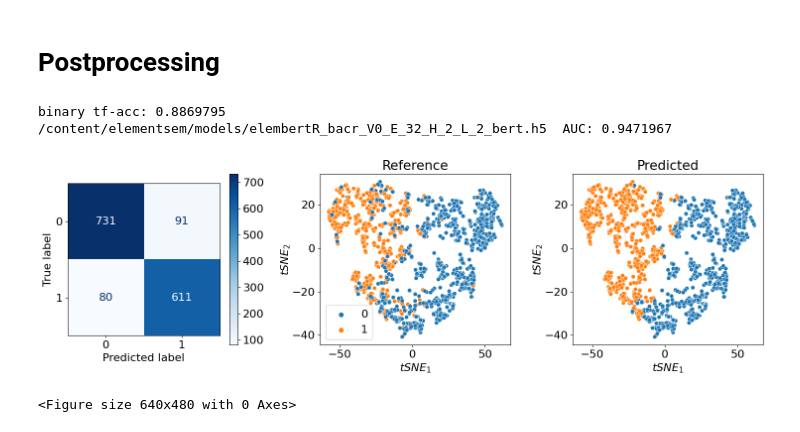
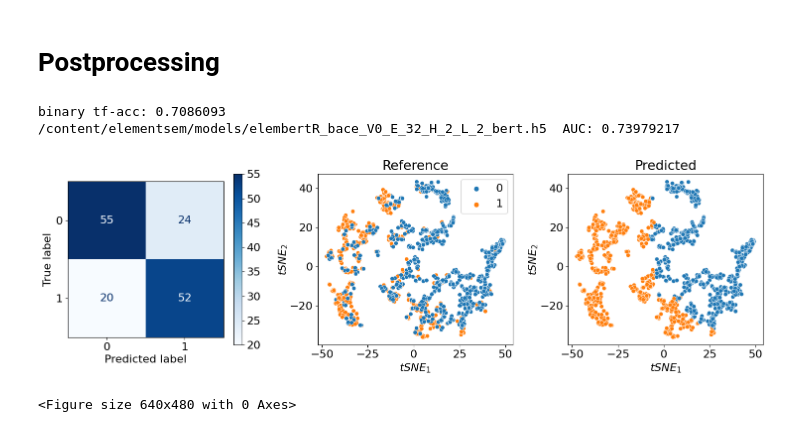
Before and after one commit to dmamur/elembert, a Jupyter notebook: notebooks/elembert_classification_baceV0.ipynb, the cells around one changed output. Drawn from its saved outputs; the diff is of its cells as text; code cells hidden in the pictures.

```diff
--- a/notebooks/elembert_classification_baceV0.ipynb
+++ b/notebooks/elembert_classification_baceV0.ipynb
@@ -130,5 +130,5 @@ bace.csv            100%[===================>]   3.72M  --.-KB/s    in 0.1s
 # %%
-ds = 'bacr'
+ds = 'bace'
 mname=config.PATH+config.MNAME+ds+'_%s_E_%s_H_%s_L_%s_bert.h5' % (config.MVER,config.EMBED_DIM,config.NUM_HEAD,config.NUM_LAYERS)
 # %% [markdown]
 # Load vocabulary and types
@@ -306,33 +306,33 @@ dfr["tSNE2"] = z[:,1]
 # %%
 import matplotlib.pyplot as plt
 plt.rcParams.update({'font.size': 16})
 fig, axes = plt.subplots(1, 3, figsize=(15, 4.8))
-y_pclasses = dbresults['pred_cls'].argmax(axis=-1)
-y_classes = dbresults['y_cls'].argmax(axis=-1)
+y_pclasses = dbresults['pred_cls'][dbresults['testidx']].argmax(axis=-1)
+y_classes = dbresults['y_cls'][dbresults['testidx']].argmax(axis=-1)
 print('binary tf-acc:',tf.keras.metrics.binary_accuracy(y_classes, y_pclasses, threshold=0.5).numpy())
 m = tf.keras.metrics.AUC()
-m.update_state(dbresults['y_cls'], dbresults['pred_cls'])
+m.update_state(dbresults['y_cls'][dbresults['testidx']], dbresults['pred_cls'][dbresults['testidx']])
 print(mname, ' AUC:',m.result().numpy())
 confusion_matrix = metrics.confusion_matrix(y_classes, y_pclasses)
 cm_display = metrics.ConfusionMatrixDisplay(confusion_matrix = confusion_matrix)
                                             #display_labels=['False','True'])
 cm_display.plot(ax=axes[0],cmap=plt.cm.Blues)
 
 sns.scatterplot(ax=axes[1],x="tSNE1", y="tSNE2", hue=dfr.y.tolist(),data=dfr)#.set(title=title+" data T-SNE projection")
 axes[1].set_xlabel('$tSNE_1$')
 axes[1].set_ylabel('$tSNE_2$',labelpad=1)
 axes[1].set_title('Reference')
 #axes[1].legend('',frameon=False)
 sns.scatterplot(ax=axes[2],x="tSNE1", y="tSNE2", hue=dfr.yp.tolist(),data=dfr)#.set(title=title+" data T-SNE projection")
 axes[2].set_title('Predicted')
 axes[2].set_xlabel('$tSNE_1$')
 axes[2].set_ylabel('$tSNE_2$',labelpad=1)
 axes[2].legend('',frameon=False)
 fig.tight_layout()
 plt.show()
 plt.savefig(mname+'_tsnePaper.jpg',format='jpg',dpi=800,bbox_inches = "tight")
 # %% [output]
-binary tf-acc: 0.8869795
-/content/elementsem/models/elembertR_bacr_V0_E_32_H_2_L_2_bert.h5  AUC: 0.9471967
+binary tf-acc: 0.7086093
+/content/elementsem/models/elembertR_bace_V0_E_32_H_2_L_2_bert.h5  AUC: 0.73979217
-[figure, old version]
+[figure, new version]
 <Figure size 640x480 with 0 Axes>
```
Also changed, not shown: parts of 3 cells of this notebook.
